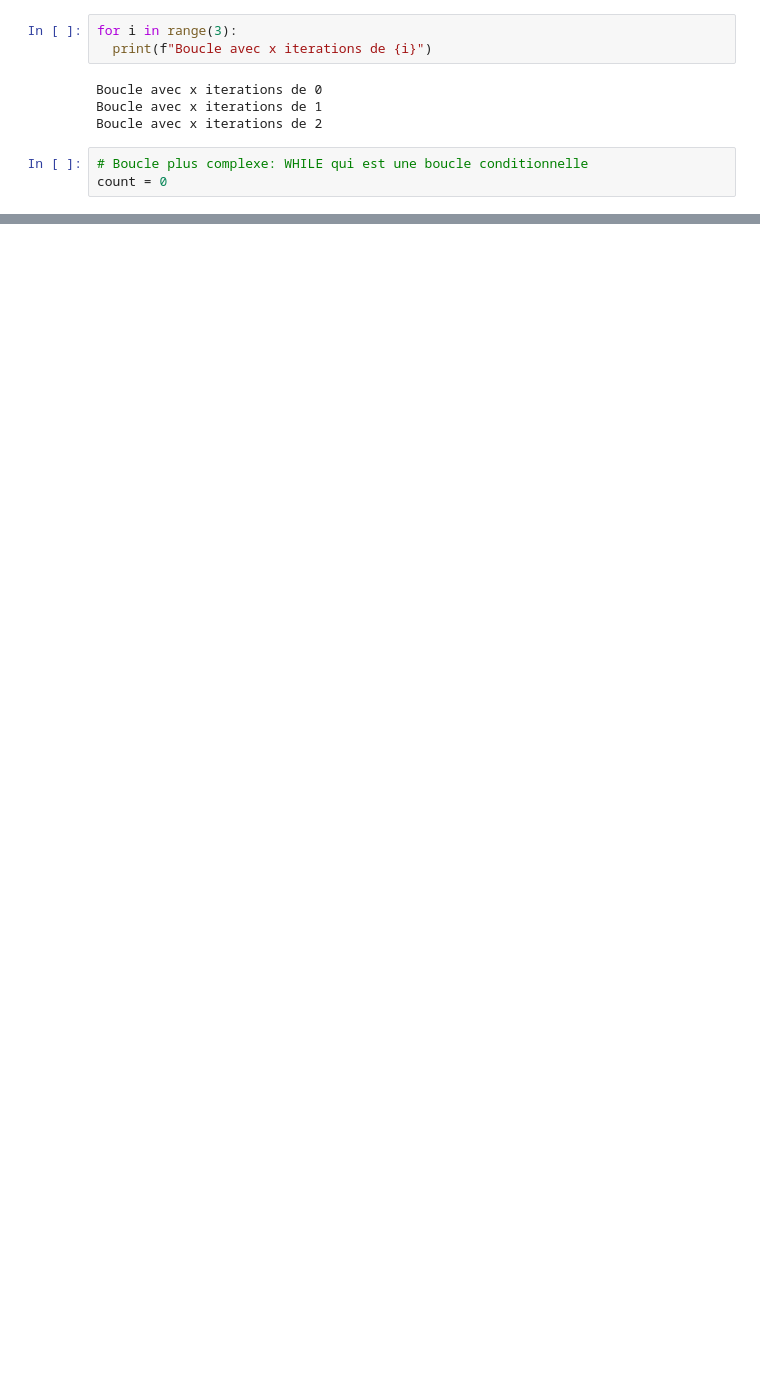
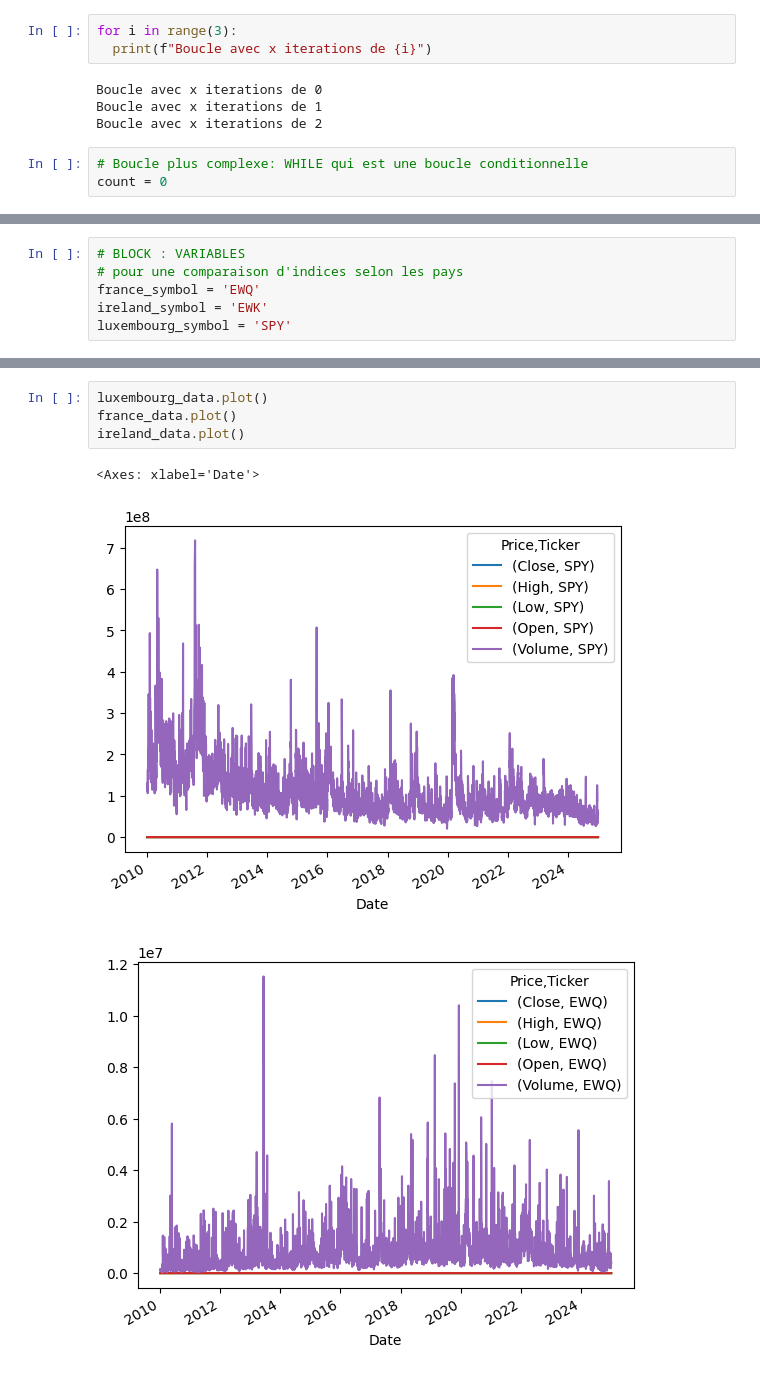
Before and after one commit to MalekGroune57/IAE_METZ_DATA, a Jupyter notebook: TD_DATA4FUNDS.ipynb, the cells around one changed output, grey strips where cells are left out. Saved outputs shown, nothing was run; the diff lists cells and outputs as text; blank space fills up the shorter version.

```diff
--- a/TD_DATA4FUNDS.ipynb
+++ b/TD_DATA4FUNDS.ipynb
@@ -114,0 +135,6 @@ Hello,Malek !!!
+# %%
+# BLOCK : VARIABLES
+# pour une comparaison d'indices selon les pays
+france_symbol = 'EWQ'
+ireland_symbol = 'EWK'
+luxembourg_symbol = 'SPY'
@@ -114,0 +260,8 @@ Hello,Malek !!!
+# %%
+luxembourg_data.plot()
+france_data.plot()
+ireland_data.plot()
+# %% [output]
+<Axes: xlabel='Date'>
+[figure, added]
+[figure, added]
```
Also changed, not shown: parts of 49 cells of this notebook.
